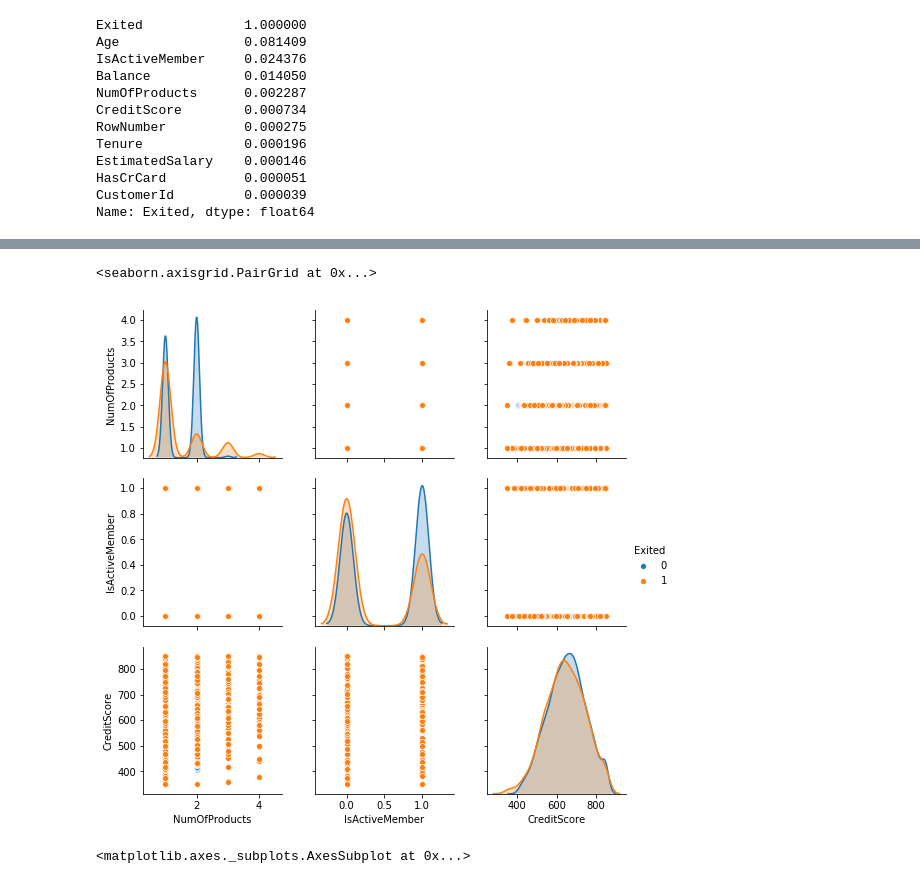
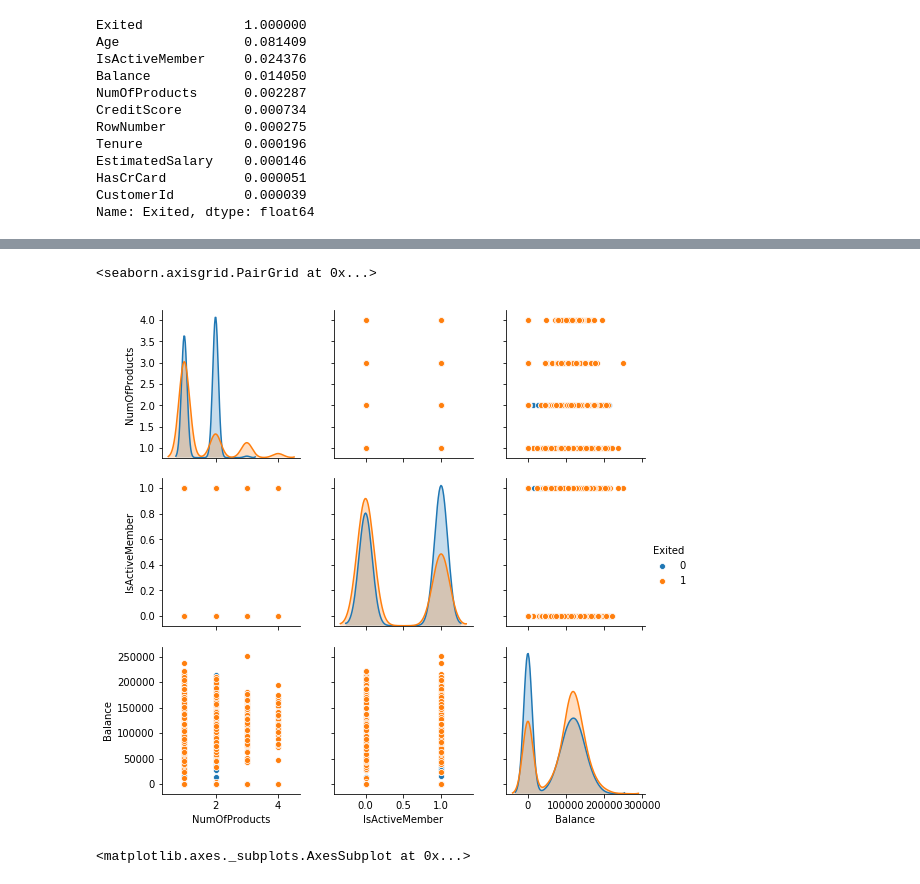
Before and after one commit to nhancv/nc-kaggle-ml, a Jupyter notebook: bank-customer-churn/src/bank-customer-churn-modeling.ipynb, the cells around one changed output, grey strips where cells are left out. Saved outputs shown, nothing was run; the diff lists cells and outputs as text; code cells hidden in the pictures.

```diff
--- a/bank-customer-churn/src/bank-customer-churn-modeling.ipynb
+++ b/bank-customer-churn/src/bank-customer-churn-modeling.ipynb
@@ -539,9 +557,9 @@ cat_plot(dataset, 'IsActiveMember','Exited', {0: "black", 1: "orange"} )
 # %%
 # https://seaborn.pydata.org/generated/seaborn.pairplot.html
-sns.pairplot(dataset, vars=["NumOfProducts", "IsActiveMember", "CreditScore"], hue="Exited")
+sns.pairplot(dataset, vars=["NumOfProducts", "IsActiveMember", "Balance"], hue="Exited")
 # %% [output]
 <seaborn.axisgrid.PairGrid at 0x...>
-[figure, old version]
+[figure, new version]
 # %%
 AttList = ["CreditScore",	"Age",	"Tenure",	"Balance",	"NumOfProducts",	"HasCrCard",	"IsActiveMember",	"EstimatedSalary"]
 correlation_matrix = dataset[AttList].corr().round(2)
```
Also changed, not shown: parts of 48 cells of this notebook.
